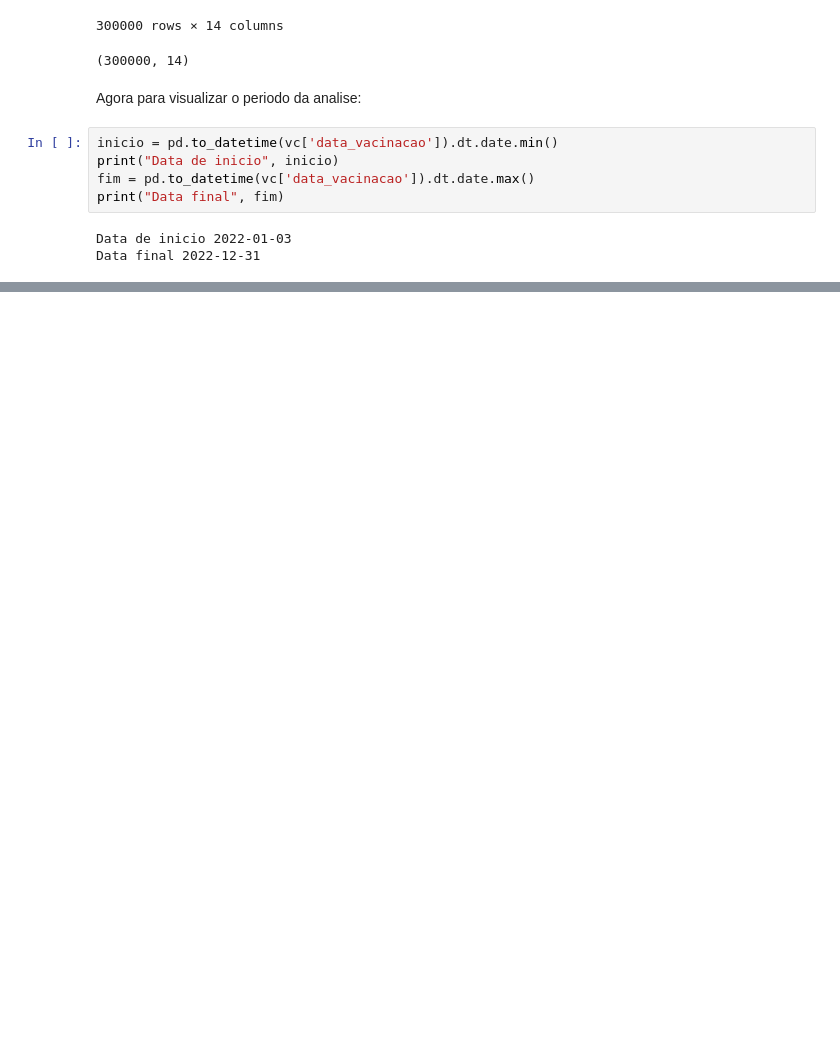
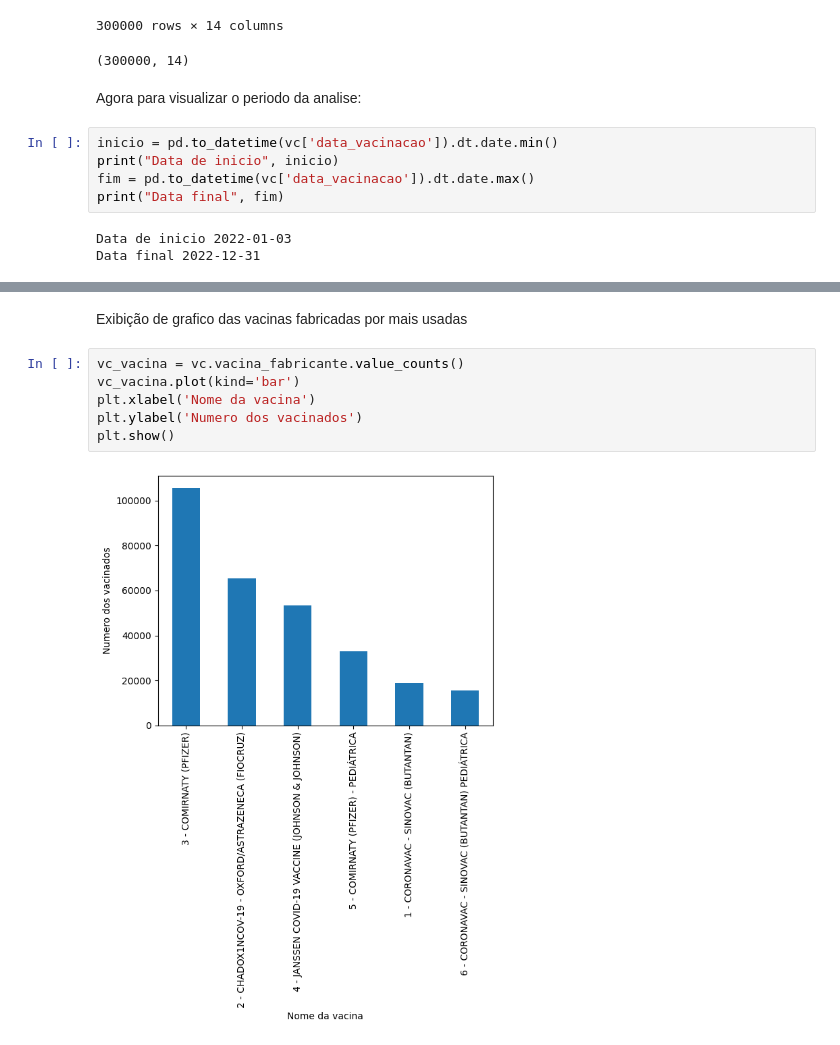
Before and after one commit to VellyKs/BigData_Data-set, a Jupyter notebook: data_setBigData.ipynb, the cells around one changed output, grey strips where cells are left out. Drawn from its saved outputs; the diff is of its cells as text; blank space fills up the shorter version.

```diff
--- a/data_setBigData.ipynb
+++ b/data_setBigData.ipynb
@@ -168,0 +182,10 @@ Data final 2022-12-31
+# %% [markdown]
+Exibição de grafico das vacinas fabricadas por mais usadas
+# %%
+vc_vacina = vc.vacina_fabricante.value_counts()
+vc_vacina.plot(kind='bar')
+plt.xlabel('Nome da vacina')
+plt.ylabel('Numero dos vacinados')
+plt.show()
+# %% [output]
+[figure, added]
```
Also changed, not shown: parts of 8 cells of this notebook.
